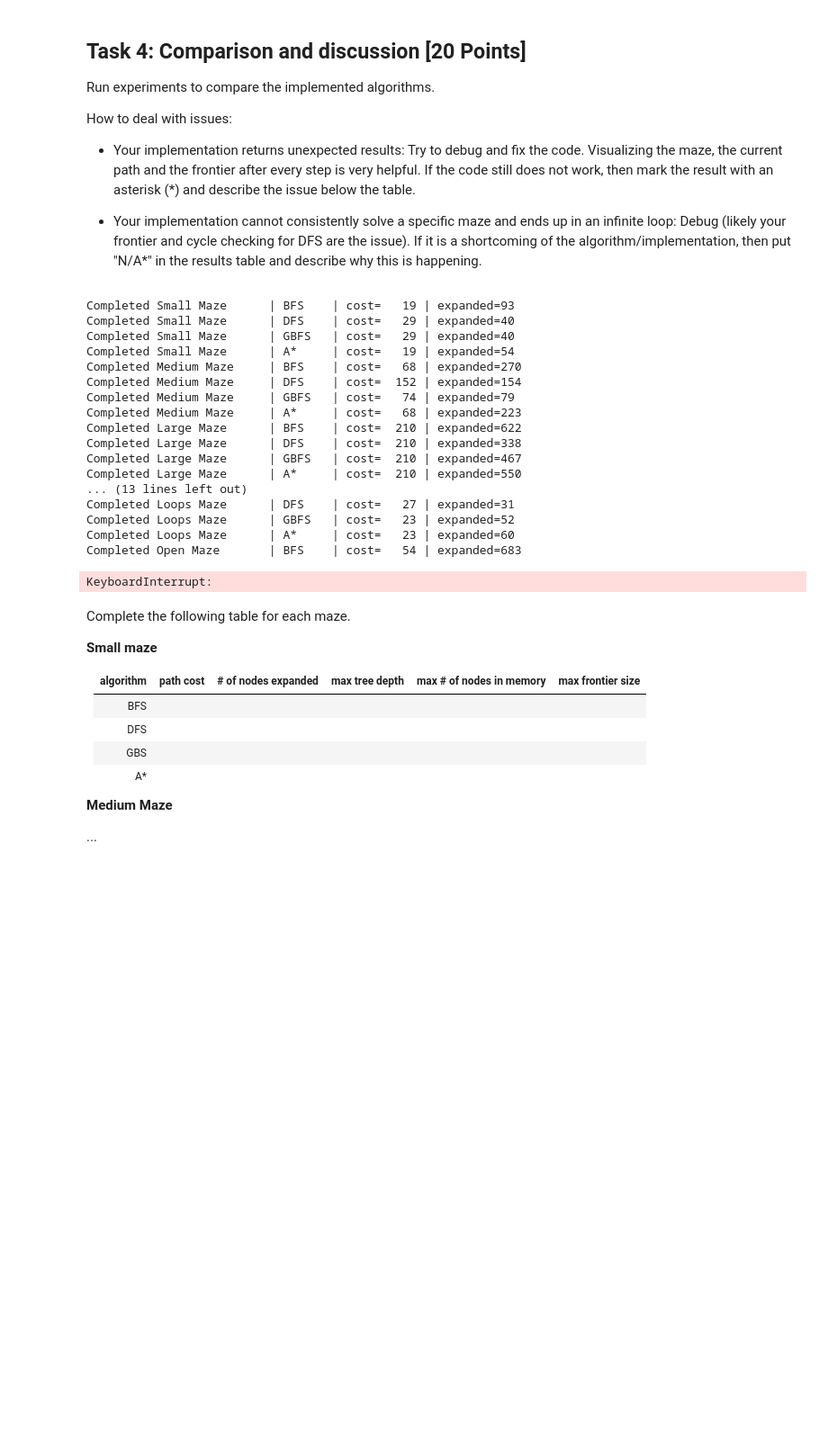
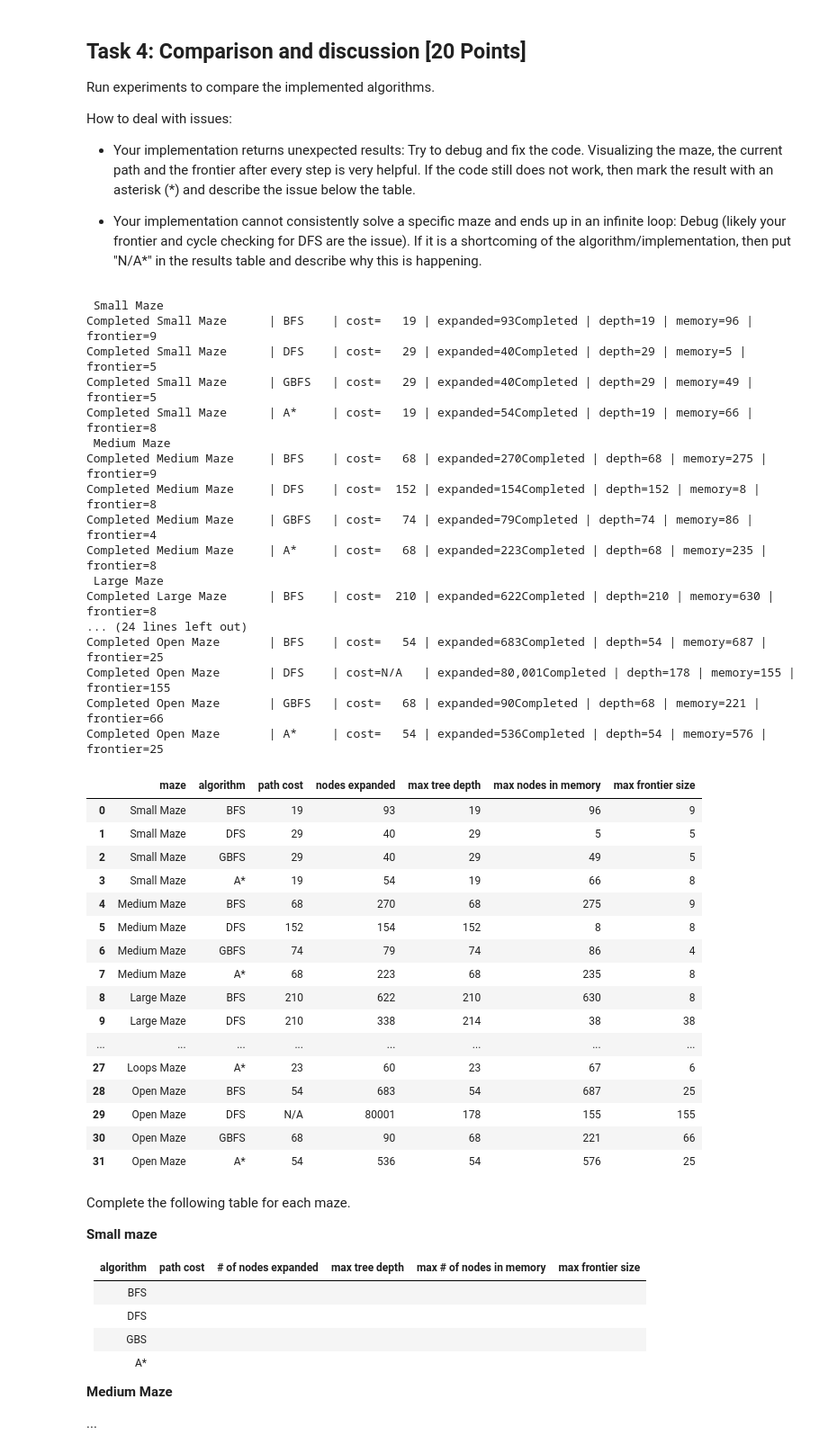
Before and after one commit to Jonestg26/Assignment1, a Jupyter notebook: Search/Maze.ipynb, the cells around one changed output. Shown at 90% size. Cells and saved outputs as stored; diff of their text form; code cells hidden in the pictures; blank space fills up the shorter version.

```diff
--- a/Search/Maze.ipynb
+++ b/Search/Maze.ipynb
@@ -392,7 +392,7 @@ def plan_bfs(maze, start, goal):
         max_memory = max(max_memory, len(frontier) + len(reached))
   return None, None, nodes_expanded, max_depth, max_frontier, max_memory
 
-def plan_dfs(maze, start, goal):
+def plan_dfs(maze, start, goal, max_expansions=50000):
   """
   Depth-First Search using a LIFO stack.
   No full 'reached' set — only cycle checking on the current path.
@@ -413,6 +413,9 @@ def plan_dfs(maze, start, goal):
     nodes_expanded += 1
     max_depth = max(max_depth, current.cost)
 
+    if nodes_expanded > max_expansions:
+      return None, None, nodes_expanded, max_depth, max_frontier, max_memory
+
     if current.pos == goal:
       path = current.get_path_from_root()
       plan = [node.action for node in path[1:]]
@@ -436,9 +439,9 @@ maze = mh.parse_maze(open("small_maze.txt").read())
 start = mh.find_pos(maze, "S")
 goal  = mh.find_pos(maze, "G")
 
-plan, cost, expanded, depth, frontier_max = plan_bfs(maze, start, goal)
+plan, cost, expanded, depth, max_frontier, max_memory = plan_bfs(maze, start, goal)
 print("BFS plan:", plan)
-print("Path cost:", cost, "Nodes expanded:", expanded,"Max depth:", depth, "Max frontier:", frontier_max)
+print("Path cost:", cost, "Nodes expanded:", expanded,"Max depth:", depth, "Max frontier:", max_frontier)
 # %% [output]
 BFS plan: ['E', 'E', 'S', 'S', 'W', 'S', 'S', 'W', 'W', 'S', 'W', 'W', 'W', 'W', 'W', 'W', 'W', 'W', 'W']
 Path cost: 19 Nodes expanded: 93 Max depth: 19 Max frontier: 9
@@ -582,57 +585,76 @@ for file in maze_files:
     maze = mh.parse_maze(f.read())
 
   start = mh.find_pos(maze, "S")
   goal = mh.find_pos(maze, "G")
   maze_name = file.replace(".txt", "").replace("_", " ").title()
 
   print(f" {maze_name} ")
 
   for alg_name, alg_func in algorithms.items():
     start_time = time.time()
-    plan, cost, expanded, depth, frontier_max = alg_func(maze, start, goal)
+    if alg_name == "DFS":
+      plan, cost, expanded, depth, max_frontier, max_memory = alg_func(maze, start, goal, max_expansions=MAX_EXPANSIONS)
+    else:
+      plan, cost, expanded, depth, max_frontier, max_memory = alg_func(maze, start, goal)
     runtime = time.time() - start_time
-
 
     path_cost = int(cost) if cost is not None else "N/A"
     expanded = expanded if expanded is not None else "N/A"
     depth = depth if depth is not None else "N/A"
-    max_memory = frontier_max if frontier_max is not None else "N/A"
-    frontier_max = frontier_max if frontier_max is not None else "N/A"
+
+    status = "Limited" if expanded == MAX_EXPANSIONS else "Completed"
+
 
     results.append({
         "maze": maze_name,
         "algorithm": alg_name,
         "path cost": path_cost,
         "nodes expanded": expanded,
         "max tree depth": depth,
         "max nodes in memory": max_memory,
-        "max frontier size": frontier_max,
+        "max frontier size": max_frontier,
     })
 
-    print(f"Completed {maze_name:15} | {alg_name:6} | cost={path_cost:5} | expanded={expanded:,} | depth={depth} | memory={max_memory} | frontier={frontier_max} {status}")
+    print(f"Completed {maze_name:15} | {alg_name:6} | cost={path_cost:5} | expanded={expanded:,}{status} | depth={depth} | memory={max_memory} | frontier={max_frontier}")
 
 
 df = pd.DataFrame(results)
 df
 # %% [output]
-Completed Small Maze      | BFS    | cost=   19 | expanded=93
-Completed Small Maze      | DFS    | cost=   29 | expanded=40
-Completed Small Maze      | GBFS   | cost=   29 | expanded=40
-Completed Small Maze      | A*     | cost=   19 | expanded=54
-Completed Medium Maze     | BFS    | cost=   68 | expanded=270
-Completed Medium Maze     | DFS    | cost=  152 | expanded=154
-Completed Medium Maze     | GBFS   | cost=   74 | expanded=79
-Completed Medium Maze     | A*     | cost=   68 | expanded=223
-Completed Large Maze      | BFS    | cost=  210 | expanded=622
-Completed Large Maze      | DFS    | cost=  210 | expanded=338
-Completed Large Maze      | GBFS   | cost=  210 | expanded=467
-Completed Large Maze      | A*     | cost=  210 | expanded=550
-... (13 lines left out)
-Completed Loops Maze      | DFS    | cost=   27 | expanded=31
-Completed Loops Maze      | GBFS   | cost=   23 | expanded=52
-Completed Loops Maze      | A*     | cost=   23 | expanded=60
-Completed Open Maze       | BFS    | cost=   54 | expanded=683
+ Small Maze
+Completed Small Maze      | BFS    | cost=   19 | expanded=93Completed | depth=19 | memory=96 | frontier=9
+Completed Small Maze      | DFS    | cost=   29 | expanded=40Completed | depth=29 | memory=5 | frontier=5
+Completed Small Maze      | GBFS   | cost=   29 | expanded=40Completed | depth=29 | memory=49 | frontier=5
+Completed Small Maze      | A*     | cost=   19 | expanded=54Completed | depth=19 | memory=66 | frontier=8
+ Medium Maze
+Completed Medium Maze     | BFS    | cost=   68 | expanded=270Completed | depth=68 | memory=275 | frontier=9
+Completed Medium Maze     | DFS    | cost=  152 | expanded=154Completed | depth=152 | memory=8 | frontier=8
+Completed Medium Maze     | GBFS   | cost=   74 | expanded=79Completed | depth=74 | memory=86 | frontier=4
+Completed Medium Maze     | A*     | cost=   68 | expanded=223Completed | depth=68 | memory=235 | frontier=8
+ Large Maze
+Completed Large Maze      | BFS    | cost=  210 | expanded=622Completed | depth=210 | memory=630 | frontier=8
+... (24 lines left out)
+Completed Open Maze       | BFS    | cost=   54 | expanded=683Completed | depth=54 | memory=687 | frontier=25
+Completed Open Maze       | DFS    | cost=N/A   | expanded=80,001Completed | depth=178 | memory=155 | frontier=155
+Completed Open Maze       | GBFS   | cost=   68 | expanded=90Completed | depth=68 | memory=221 | frontier=66
+Completed Open Maze       | A*     | cost=   54 | expanded=536Completed | depth=54 | memory=576 | frontier=25
-KeyboardInterrupt:
+|  | maze | algorithm | path cost | nodes expanded | max tree depth | max nodes in memory | max frontier size |
+| 0 | Small Maze | BFS | 19 | 93 | 19 | 96 | 9 |
+| 1 | Small Maze | DFS | 29 | 40 | 29 | 5 | 5 |
+| 2 | Small Maze | GBFS | 29 | 40 | 29 | 49 | 5 |
+| 3 | Small Maze | A* | 19 | 54 | 19 | 66 | 8 |
+| 4 | Medium Maze | BFS | 68 | 270 | 68 | 275 | 9 |
+| 5 | Medium Maze | DFS | 152 | 154 | 152 | 8 | 8 |
+| 6 | Medium Maze | GBFS | 74 | 79 | 74 | 86 | 4 |
+| 7 | Medium Maze | A* | 68 | 223 | 68 | 235 | 8 |
+| 8 | Large Maze | BFS | 210 | 622 | 210 | 630 | 8 |
+| 9 | Large Maze | DFS | 210 | 338 | 214 | 38 | 38 |
+| ... | ... | ... | ... | ... | ... | ... | ... |
+| 27 | Loops Maze | A* | 23 | 60 | 23 | 67 | 6 |
+| 28 | Open Maze | BFS | 54 | 683 | 54 | 687 | 25 |
+| 29 | Open Maze | DFS | N/A | 80001 | 178 | 155 | 155 |
+| 30 | Open Maze | GBFS | 68 | 90 | 68 | 221 | 66 |
+| 31 | Open Maze | A* | 54 | 536 | 54 | 576 | 25 |
 # %% [markdown]
 Complete the following table for each maze.
 
```
Also changed, not shown: parts of 2 cells of this notebook.
